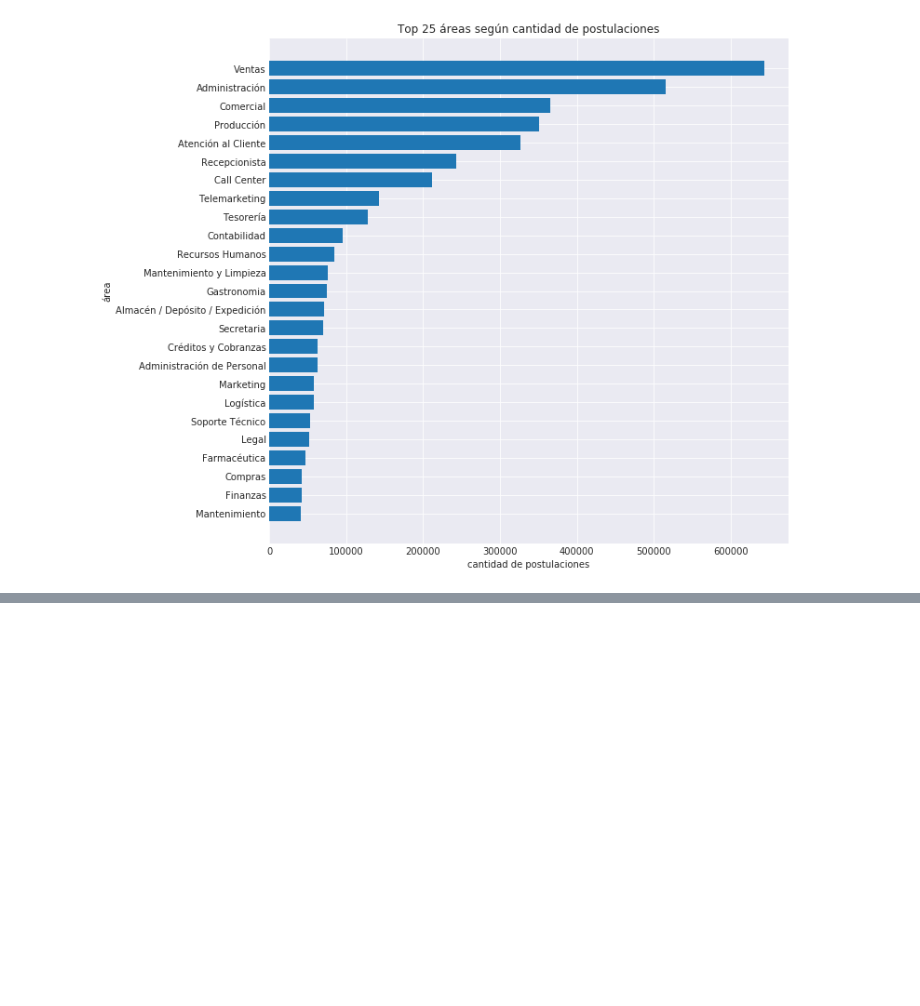
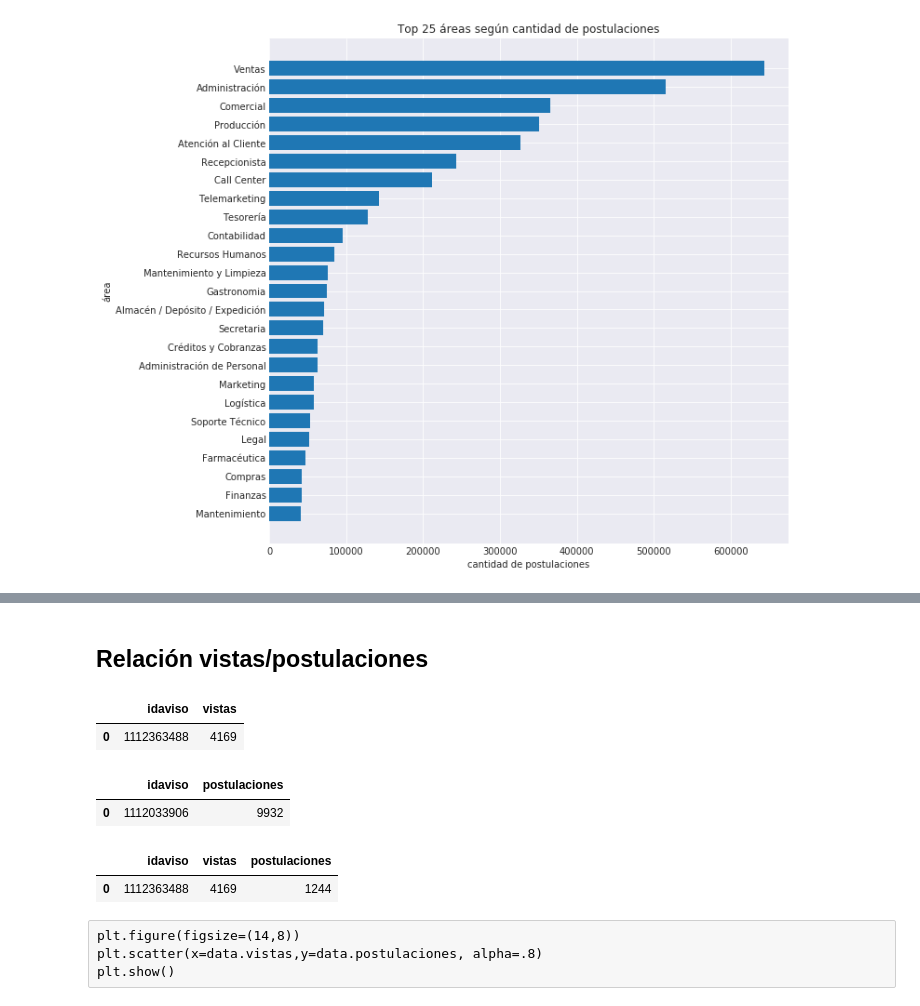
Before and after one commit to tbotalla/Datos1Q2018, a Jupyter notebook: parte1/Postulaciones.ipynb, the cells around one changed output, grey strips where cells are left out. Cells and saved outputs as stored; diff of their text form; code cells hidden in the pictures; blank space fills up the shorter version.

```diff
--- a/parte1/Postulaciones.ipynb
+++ b/parte1/Postulaciones.ipynb
@@ -155,0 +168,25 @@ plt.show()
+# %% [markdown]
+## **Relación vistas/postulaciones**
+# %%
+vistas = vistas_raw.idAviso.value_counts().reset_index().rename(columns={'idAviso':'vistas','index':'idaviso'})
+postulaciones = postulaciones_raw.idaviso.value_counts().reset_index().rename(columns={'idaviso':'postulaciones','index':'idaviso'})
+# %%
+vistas.head(1)
+# %% [output]
+|  | idaviso | vistas |
+| 0 | 1112363488 | 4169 |
+# %%
+postulaciones.head(1)
+# %% [output]
+|  | idaviso | postulaciones |
+| 0 | 1112033906 | 9932 |
+# %%
+data = pd.merge(vistas, postulaciones, on='idaviso')
+data.head(1)
+# %% [output]
+|  | idaviso | vistas | postulaciones |
+| 0 | 1112363488 | 4169 | 1244 |
+# %% [raw]
+plt.figure(figsize=(14,8))
+plt.scatter(x=data.vistas,y=data.postulaciones, alpha=.8)
+plt.show()
```
Also changed, not shown: parts of 3 cells of this notebook.
